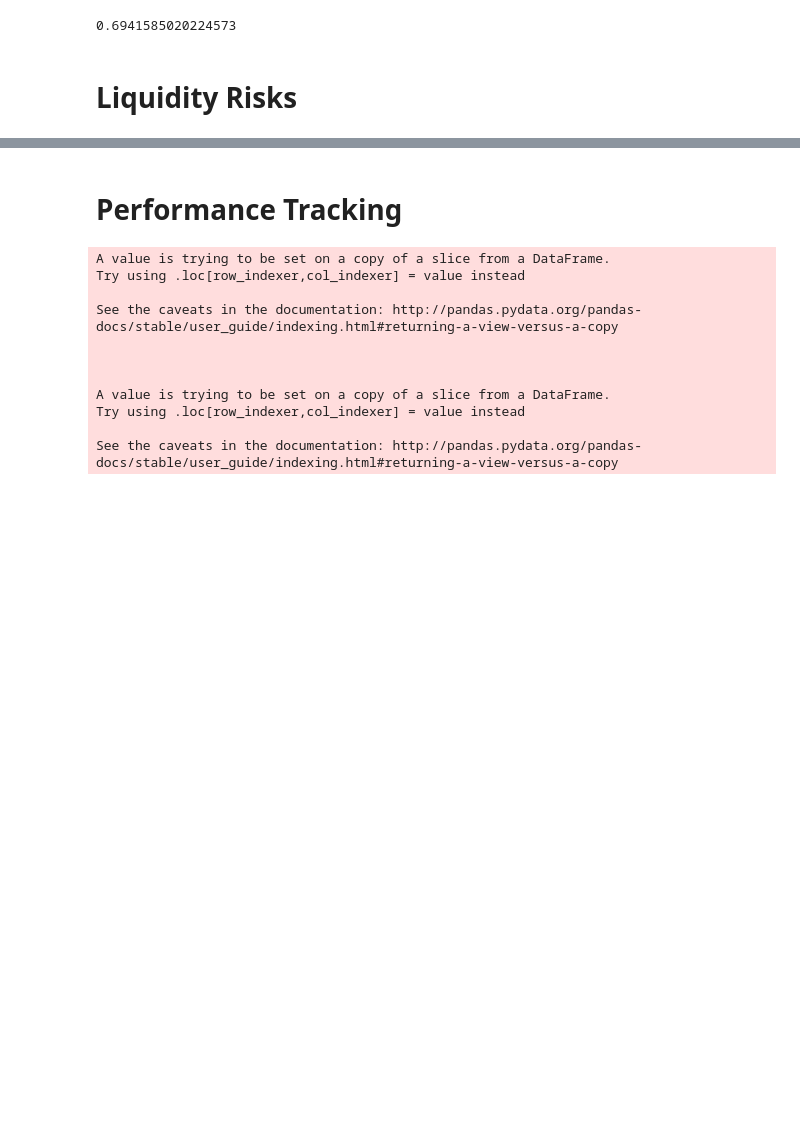
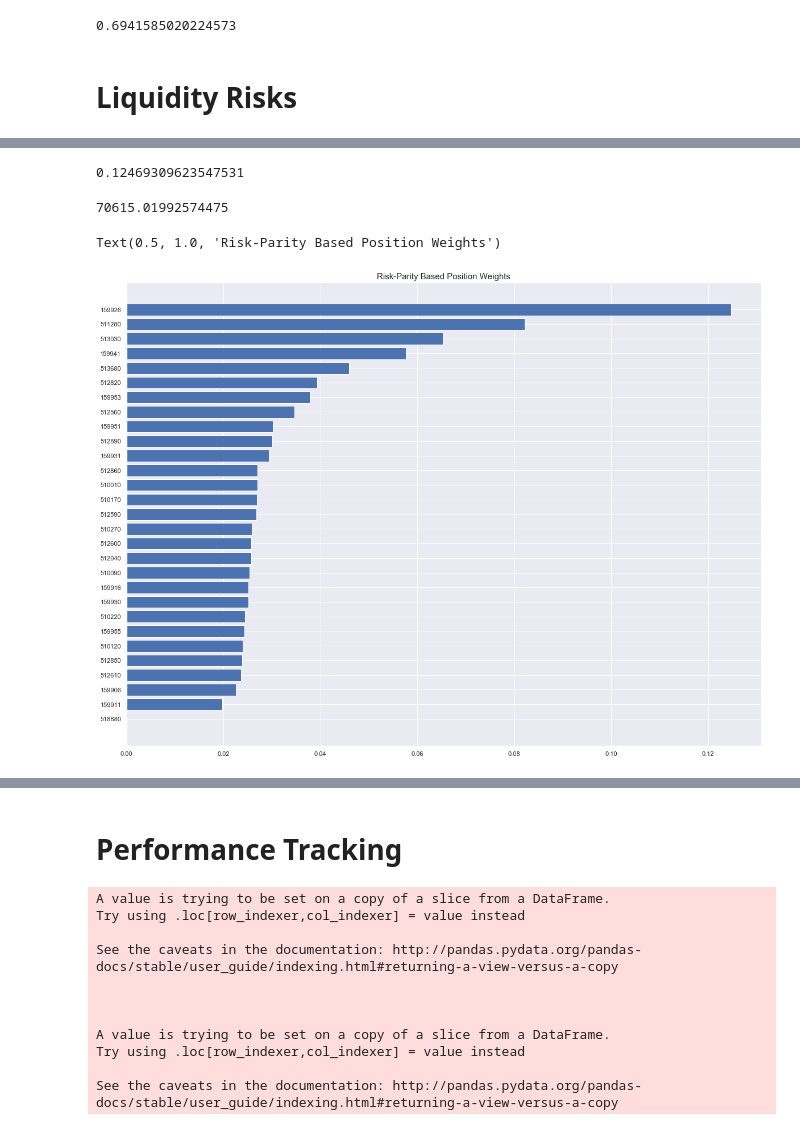
Before and after one commit to bradsun91/brad_public_workspace_mac, a Jupyter notebook: quant_research/SBTV1_Strategy_Daily_Update_20200229_Version.ipynb, the cells around one changed output, grey strips where cells are left out. Saved outputs shown, nothing was run; the diff lists cells and outputs as text; code cells hidden in the pictures; blank space fills up the shorter version.

```diff
--- a/quant_research/SBTV1_Strategy_Daily_Update_20200229_Version.ipynb
+++ b/quant_research/SBTV1_Strategy_Daily_Update_20200229_Version.ipynb
@@ -978,0 +952,12 @@ potential_pos_df
+# %%
+vol_rolling_window = 252
+tgt_pos_df = select_df_from_db_by_tickers(etf_path_to_csv, tgt_position_tickers)
+tgt_pos_vol_added_df = add_vol_ewm_col(tgt_pos_df,'code','volume',vol_rolling_window)
+last_date = tgt_pos_vol_added_df['date'].values[-1]
+last_date_tgt_pos_vol_added_df = tgt_pos_vol_added_df[tgt_pos_vol_added_df['date']==last_date]
+
+vol_ewm_col = "{}_vol_ewm".format(vol_rolling_window)
+max_capacity_pct = 0.05
+last_date_tgt_pos_vol_added_df['max_value_capacity'] = last_date_tgt_pos_vol_added_df[vol_ewm_col]\
+                                                         *max_capacity_pct*100*last_date_tgt_pos_vol_added_df['close']
+last_date_tgt_pos_vol_added_df.sort_values("max_value_capacity", ascending=False, inplace=True)
@@ -978,0 +1012,6 @@ potential_pos_df
+# %%
+df_wts_copy = df_wts.copy()
+df_wts_copy.columns = ['code','weights']
+last_date_tgt_pos_vol_added_df['code'] = last_date_tgt_pos_vol_added_df['code'].astype(str)
+liquidity_df = last_date_tgt_pos_vol_added_df.merge(df_wts_copy, on = "code")
+max_weight = liquidity_df['weights'].max()
@@ -978,0 +1023,2 @@ potential_pos_df
+# %%
+liquidity_df['traded_value'] = liquidity_df['volume']*liquidity_df['close']*100
@@ -978,0 +1045,4 @@ potential_pos_df
+# %%
+max_weight
+# %% [output]
+0.12469309623547531
@@ -978,0 +1051,13 @@ potential_pos_df
+# %%
+max_weight_value_capacity/max_weight
+# %% [output]
+70615.01992574475
+# %%
+liquidity_df.sort_values("weights", inplace=True)
+# %%
+fig = plt.figure(figsize = (20,15))
+plt.barh(liquidity_df['code'],liquidity_df['weights'])
+plt.title("Risk-Parity Based Position Weights", fontsize = 15)
+# %% [output]
+Text(0.5, 1.0, 'Risk-Parity Based Position Weights')
+[figure, added]
```
Also changed, not shown: parts of 10 cells of this notebook, 1 other file.
